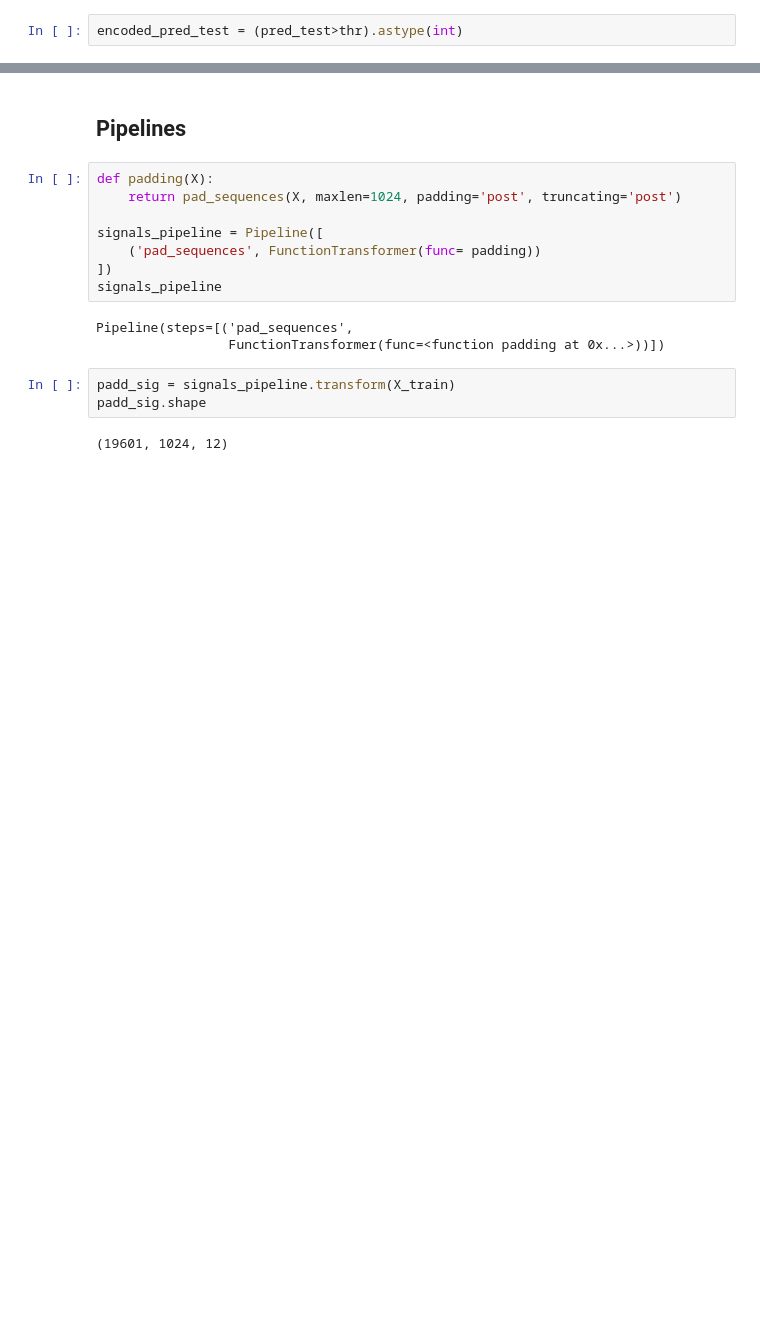
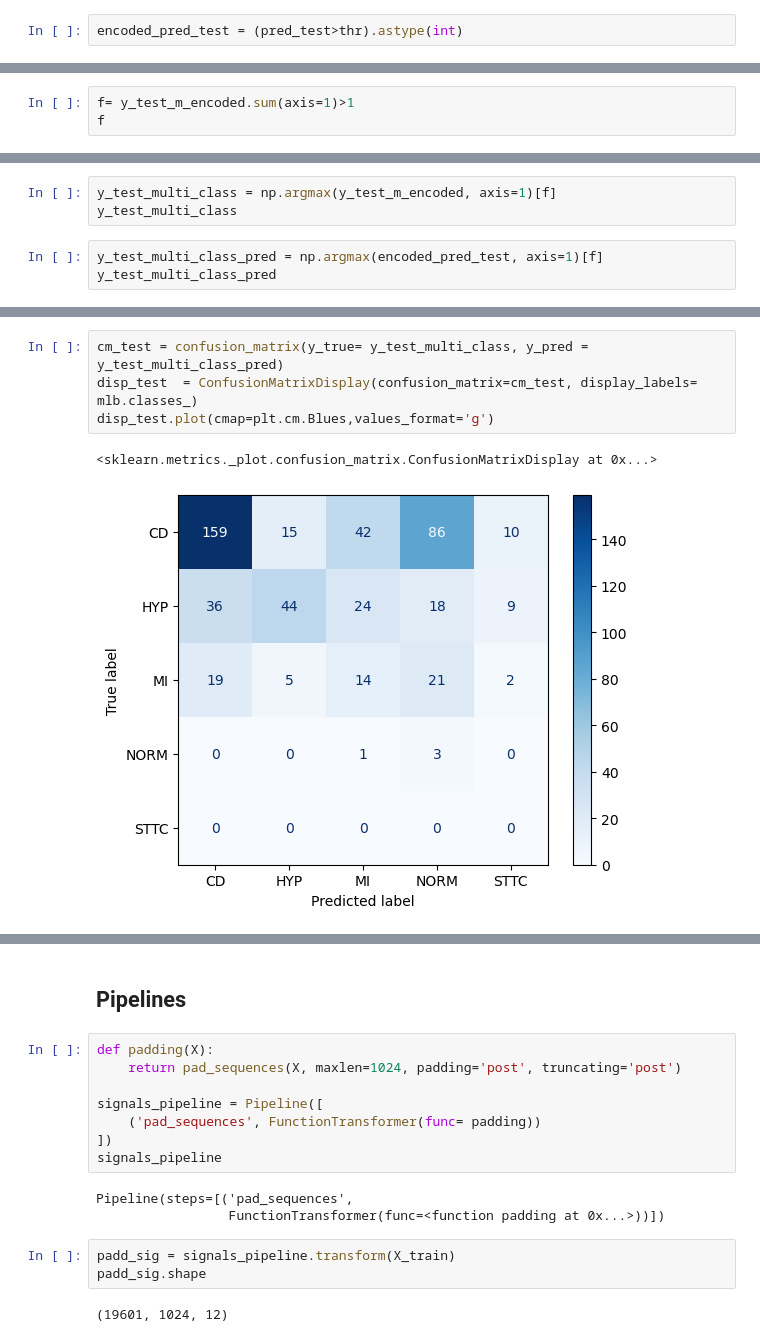
Before and after one commit to TalshB/ECG-project, a Jupyter notebook: ECG project.ipynb, the cells around one changed output, grey strips where cells are left out. Saved outputs shown, nothing was run; the diff lists cells and outputs as text; blank space fills up the shorter version.

```diff
--- a/ECG project.ipynb
+++ b/ECG project.ipynb
@@ -809,0 +977,3 @@ accuracy_test
+# %%
+f= y_test_m_encoded.sum(axis=1)>1
+f
@@ -809,0 +1003,6 @@ accuracy_test
+# %%
+y_test_multi_class = np.argmax(y_test_m_encoded, axis=1)[f]
+y_test_multi_class
+# %%
+y_test_multi_class_pred = np.argmax(encoded_pred_test, axis=1)[f]
+y_test_multi_class_pred
@@ -809,0 +1027,7 @@ accuracy_test
+# %%
+cm_test = confusion_matrix(y_true= y_test_multi_class, y_pred = y_test_multi_class_pred)
+disp_test  = ConfusionMatrixDisplay(confusion_matrix=cm_test, display_labels= mlb.classes_)
+disp_test.plot(cmap=plt.cm.Blues,values_format='g')
+# %% [output]
+<sklearn.metrics._plot.confusion_matrix.ConfusionMatrixDisplay at 0x...>
+[figure, added]
```
Also changed, not shown: parts of 74 cells of this notebook.
